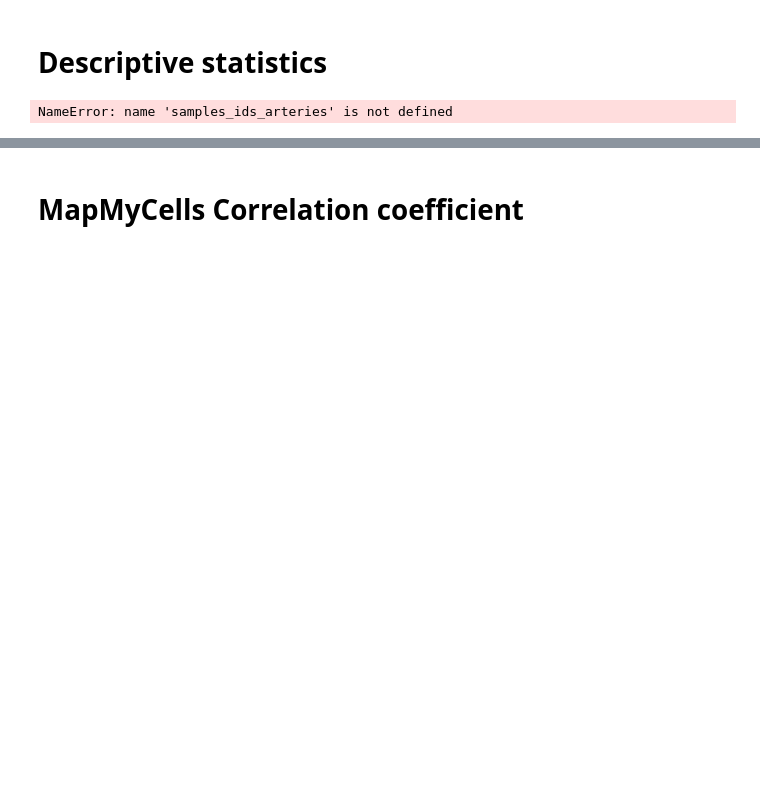
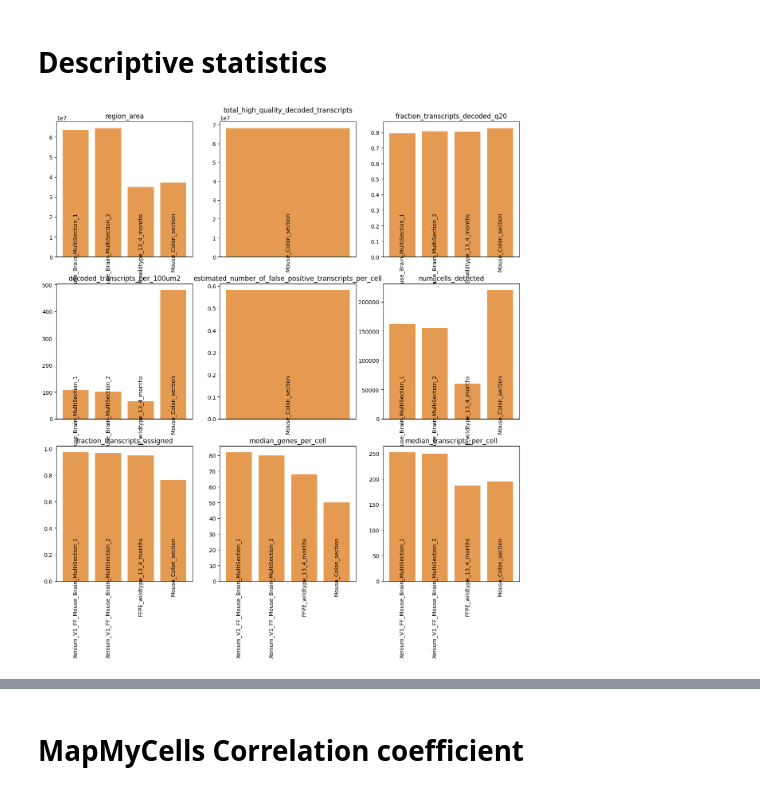
Before and after one commit to Carboneinerte/Xenium-workflow, a Jupyter notebook: Quality_control.ipynb, the cells around one changed output, grey strips where cells are left out. Cells and saved outputs as stored; diff of their text form; code cells hidden in the pictures; blank space fills up the shorter version.

```diff
--- a/Quality_control.ipynb
+++ b/Quality_control.ipynb
@@ -59,15 +68,15 @@ import os
 if not os.path.exists(f"{path_to_plot}/"):
    os.makedirs(f"{path_to_plot}/")
 # %%
-from quality_control import desc_metrics
+from module.quality_control import desc_metrics
 
-desc_metrics(samples_ids = samples_ids_arteries,
+desc_metrics(samples_ids = samples_ids,
              path_to_data = path_to_data,
              run_name = run_name,
              reference = False,
              plot_average=False,
              path_to_plot= path_to_plot,
              save_plot=False)
 # %% [output]
-NameError: name 'samples_ids_arteries' is not defined
+[figure, added]
 # %%
```
Also changed, not shown: parts of 2 cells of this notebook, 2 other files.
